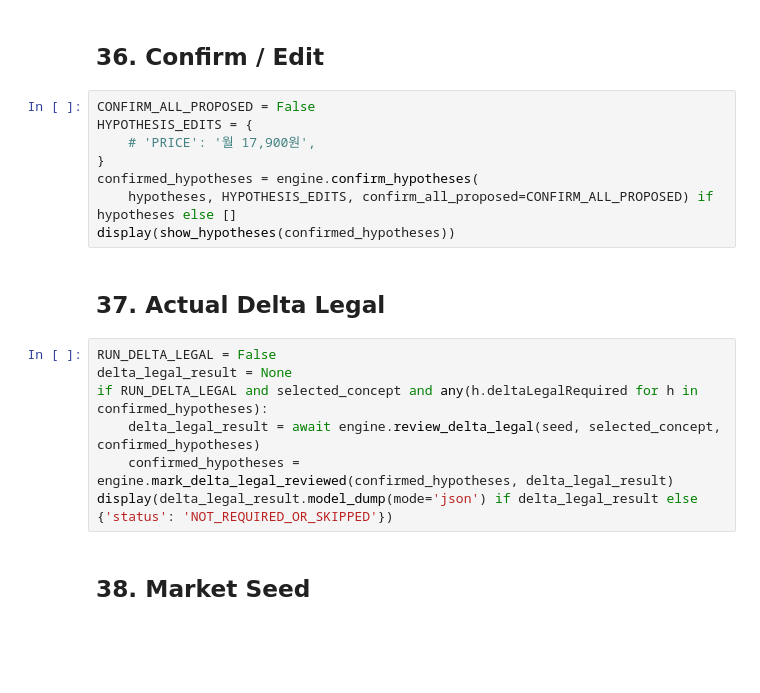
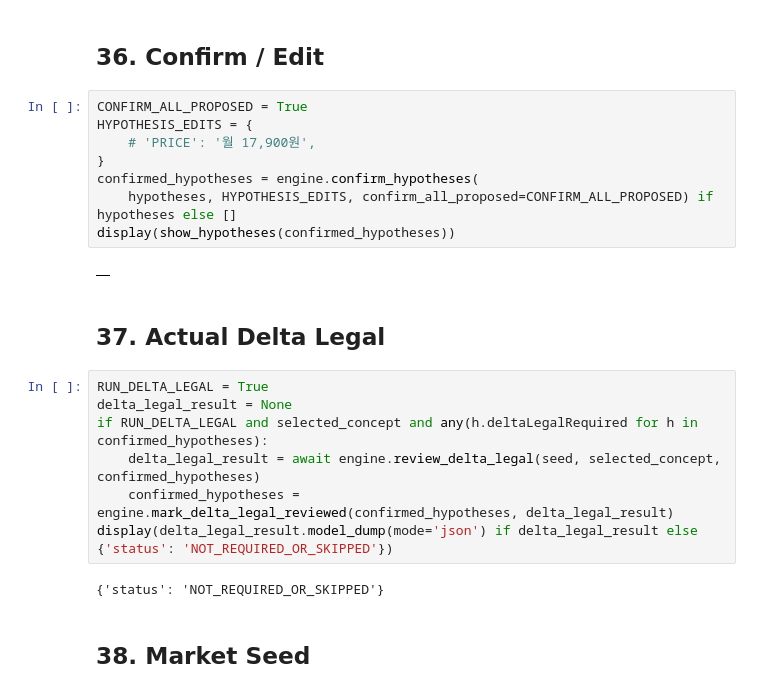
Before and after one commit to junwoooooooo/aivle_big_project, a Jupyter notebook: ai/notebooks/concept_portfolio_v2_lab.ipynb, the cells around one changed output. Drawn from its saved outputs; the diff is of its cells as text; blank space fills up the shorter version.

```diff
--- a/ai/notebooks/concept_portfolio_v2_lab.ipynb
+++ b/ai/notebooks/concept_portfolio_v2_lab.ipynb
@@ -236,22 +507,26 @@ display(show_hypotheses(hypotheses))
 # %% [markdown]
 ## 36. Confirm / Edit
 # %%
-CONFIRM_ALL_PROPOSED = False
+CONFIRM_ALL_PROPOSED = True
 HYPOTHESIS_EDITS = {
     # 'PRICE': '월 17,900원',
 }
 confirmed_hypotheses = engine.confirm_hypotheses(
     hypotheses, HYPOTHESIS_EDITS, confirm_all_proposed=CONFIRM_ALL_PROPOSED) if hypotheses else []
 display(show_hypotheses(confirmed_hypotheses))
+# %% [output]
+|  |
 # %% [markdown]
 ## 37. Actual Delta Legal
 # %%
-RUN_DELTA_LEGAL = False
+RUN_DELTA_LEGAL = True
 delta_legal_result = None
 if RUN_DELTA_LEGAL and selected_concept and any(h.deltaLegalRequired for h in confirmed_hypotheses):
     delta_legal_result = await engine.review_delta_legal(seed, selected_concept, confirmed_hypotheses)
     confirmed_hypotheses = engine.mark_delta_legal_reviewed(confirmed_hypotheses, delta_legal_result)
 display(delta_legal_result.model_dump(mode='json') if delta_legal_result else {'status': 'NOT_REQUIRED_OR_SKIPPED'})
+# %% [output]
+{'status': 'NOT_REQUIRED_OR_SKIPPED'}
 # %% [markdown]
 ## 38. Market Seed
 # %%
```
Also changed, not shown: parts of 49 cells of this notebook, 51 other files.
